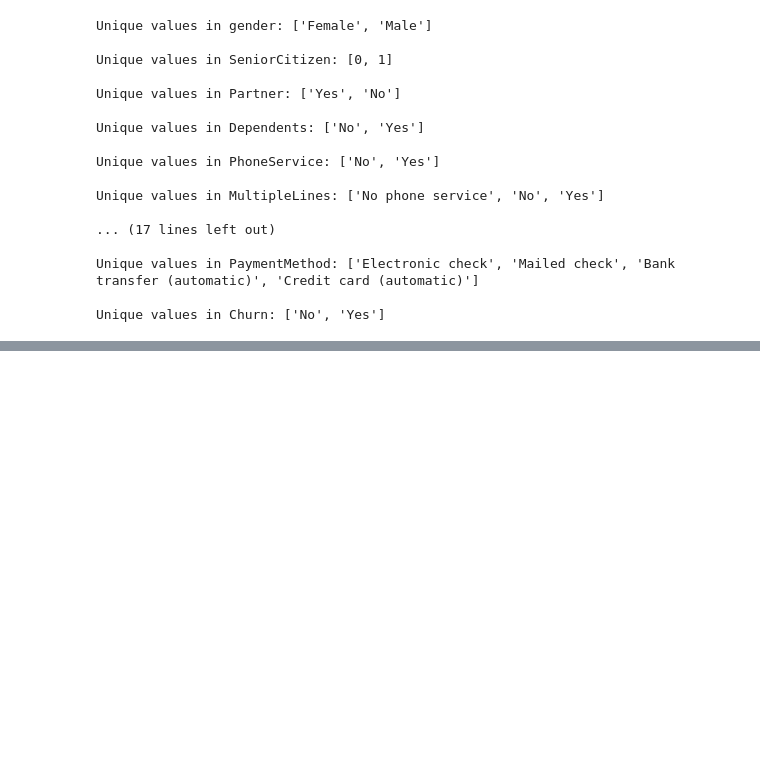
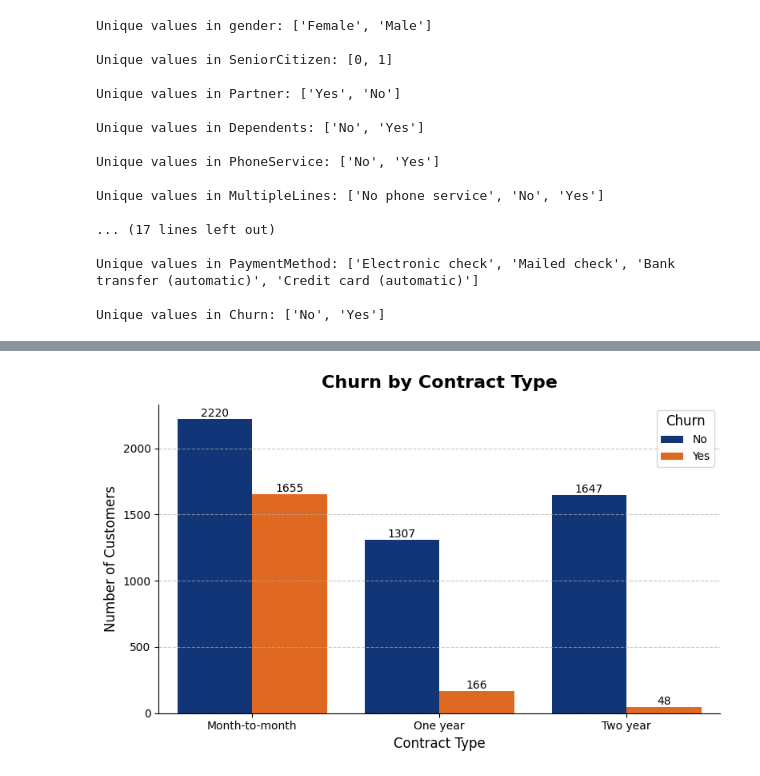
Before and after one commit to chadwich0804/Telecom-Customer-Churn-Analysis-Project, a Jupyter notebook: ChurnAnalysisProject.ipynb, the cells around one changed output, grey strips where cells are left out. Saved outputs shown, nothing was run; the diff lists cells and outputs as text; code cells hidden in the pictures; blank space fills up the shorter version.

```diff
--- a/ChurnAnalysisProject.ipynb
+++ b/ChurnAnalysisProject.ipynb
@@ -196,0 +235,19 @@ Unique values in Churn: ['No', 'Yes']
+# %%
+# Contract Type Plot
+plt.figure(figsize=(8, 5), facecolor='white')
+ax = sns.countplot(x='Contract', hue='Churn', data=df_CC, palette=['#003087', '#FF6200'])
+ax.set_title('Churn by Contract Type', fontsize=16, weight='bold', pad=15)
+ax.set_xlabel('Contract Type', fontsize=12)
+ax.set_ylabel('Number of Customers', fontsize=12)
+ax.grid(True, axis='y', linestyle='--', alpha=0.7)
+ax.spines['top'].set_visible(False)
+ax.spines['right'].set_visible(False)
+ax.spines['left'].set_color('black')
+ax.spines['bottom'].set_color('black')
+ax.legend(title='Churn', fontsize=10, title_fontsize=12, loc='upper right')
+for container in ax.containers:
+    ax.bar_label(container, fontsize=10, color='black', label_type='edge')
+plt.tight_layout()
+plt.show()
+# %% [output]
+[figure, added]
```
Also changed, not shown: parts of 16 cells of this notebook, 1 other file.
